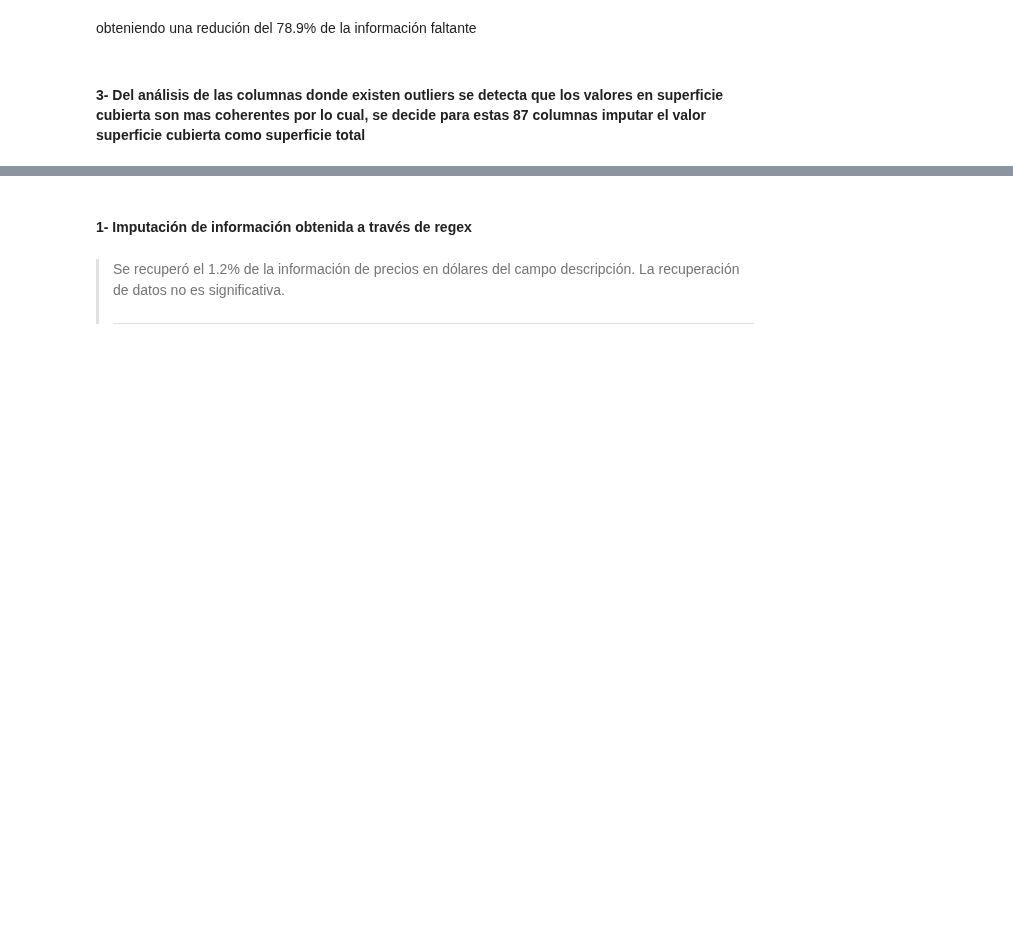
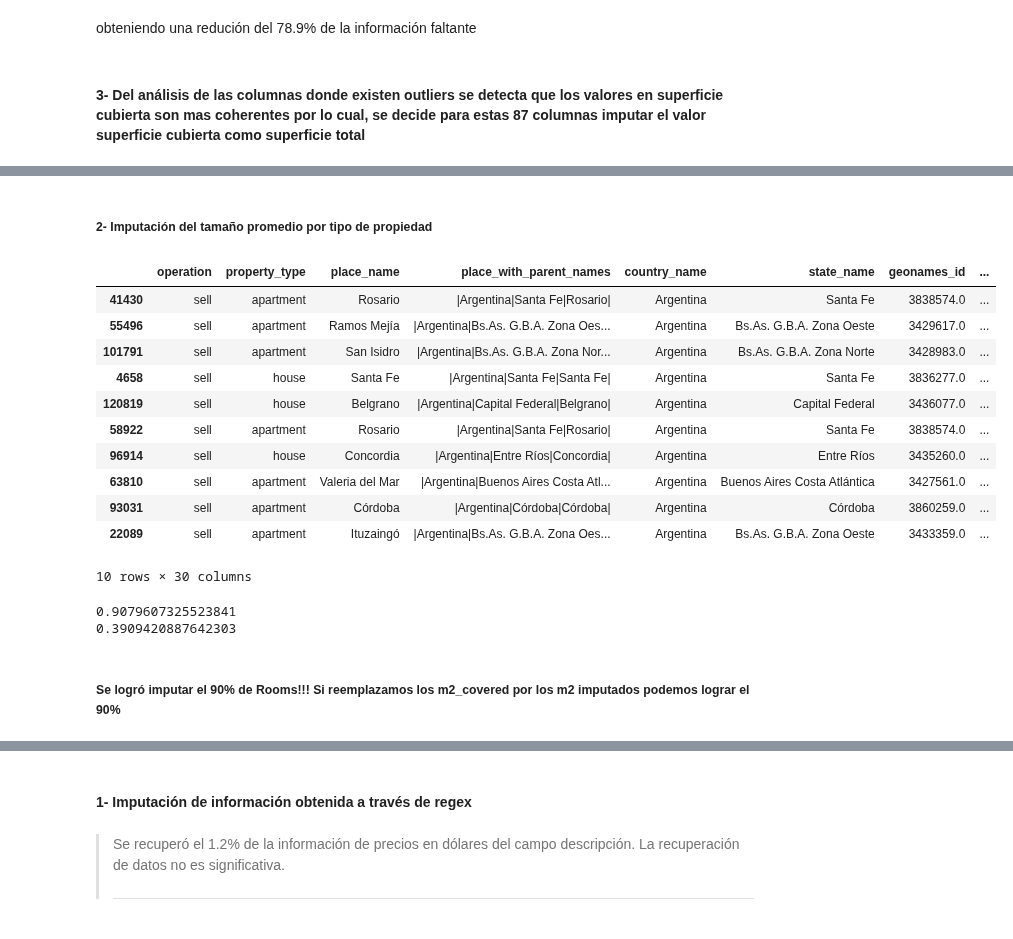
Before and after one commit to LuiosDyet/dh-ds-pi-1, a Jupyter notebook: properatti_data_preparation.ipynb, the cells around one changed output, grey strips where cells are left out. Cells and saved outputs as stored; diff of their text form; code cells hidden in the pictures; blank space fills up the shorter version.

Commit message:
add properati  faltante de ambientes y superficie

```diff
--- a/properatti_data_preparation.ipynb
+++ b/properatti_data_preparation.ipynb
@@ -1304,0 +1495,5 @@ data_superficie_limpia
+# %%
+mask_amb_not_null=data.Ambientes_Clean.notnull()
+data.loc[mask_amb_not_null,'Ambientes_Clean']=data.loc[mask_amb_not_null,'Ambientes_Clean'].astype('int')
+# %%
+data.Ambientes_Clean=data.Ambientes_Clean.astype('Int64')
@@ -1304,0 +1503,3 @@ data_superficie_limpia
+# %%
+data.surface_covered_in_m2=data.surface_covered_in_m2.astype('Int64')
+data[['Ambientes_Clean','surface_covered_in_m2']].dtypes
@@ -1304,0 +1510,2 @@ data_superficie_limpia
+# %%
+data['size_rooms']=np.where(data['Ambientes_Clean'].notnull(),data['surface_covered_in_m2']/data['Ambientes_Clean'],np.NaN)
@@ -1304,0 +1528,19 @@ data_superficie_limpia
+# %% [markdown]
+ ##### 2- Imputación del tamaño promedio por tipo de propiedad
+# %%
+#Mergeamos los datos obtenidos con el df
+data = data.merge(fill_values_df,on='property_type',suffixes=('','_median'),how='left')
+data.sample(10)
+# %% [output]
+|  | operation | property_type | place_name | place_with_parent_names | country_name | state_name | geonames_id | ... |
+| 41430 | sell | apartment | Rosario | |Argentina|Santa Fe|Rosario| | Argentina | Santa Fe | 3838574.0 | ... |
+| 55496 | sell | apartment | Ramos Mejía | |Argentina|Bs.As. G.B.A. Zona Oes... | Argentina | Bs.As. G.B.A. Zona Oeste | 3429617.0 | ... |
+| 101791 | sell | apartment | San Isidro | |Argentina|Bs.As. G.B.A. Zona Nor... | Argentina | Bs.As. G.B.A. Zona Norte | 3428983.0 | ... |
+| 4658 | sell | house | Santa Fe | |Argentina|Santa Fe|Santa Fe| | Argentina | Santa Fe | 3836277.0 | ... |
+| 120819 | sell | house | Belgrano | |Argentina|Capital Federal|Belgrano| | Argentina | Capital Federal | 3436077.0 | ... |
+| 58922 | sell | apartment | Rosario | |Argentina|Santa Fe|Rosario| | Argentina | Santa Fe | 3838574.0 | ... |
+| 96914 | sell | house | Concordia | |Argentina|Entre Ríos|Concordia| | Argentina | Entre Ríos | 3435260.0 | ... |
+| 63810 | sell | apartment | Valeria del Mar | |Argentina|Buenos Aires Costa Atl... | Argentina | Buenos Aires Costa Atlántica | 3427561.0 | ... |
+| 93031 | sell | apartment | Córdoba | |Argentina|Córdoba|Córdoba| | Argentina | Córdoba | 3860259.0 | ... |
+| 22089 | sell | apartment | Ituzaingó | |Argentina|Bs.As. G.B.A. Zona Oes... | Argentina | Bs.As. G.B.A. Zona Oeste | 3433359.0 | ... |
+10 rows × 30 columns
@@ -1305 +1558,9 @@ data_superficie_limpia
+# %%
+print(data.Ambientes_Clean.notnull().sum()/data.shape[0])
+print(data.rooms.notnull().sum()/data.shape[0])
+# %% [output]
+0.9079607325523841
+0.3909420887642303
+# %% [markdown]
+##### Se logró imputar el 90% de Rooms!!! Si reemplazamos los m2_covered por los m2 imputados podemos lograr el 90%
 # %% [markdown]
```
Also changed, not shown: parts of 76 cells of this notebook, 1 other file.
